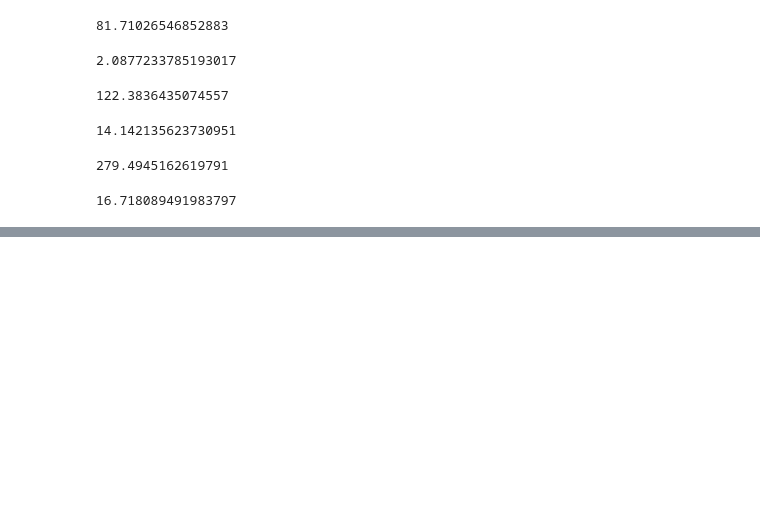
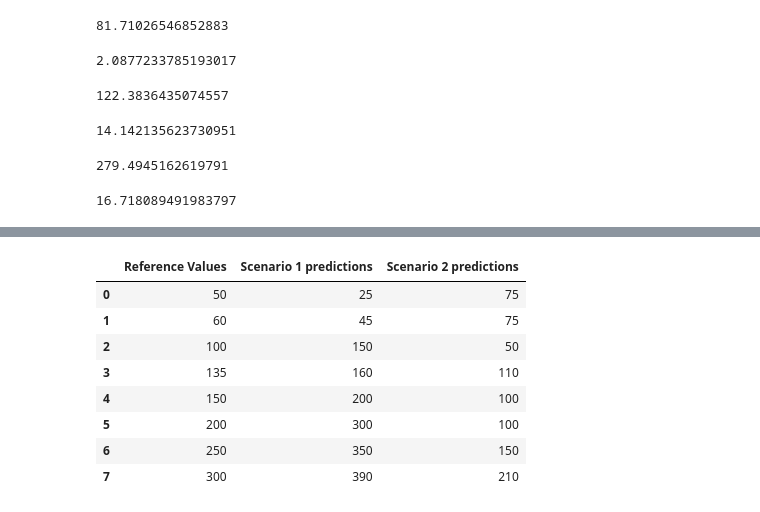
Before and after one commit to spitoglou/madex, a Jupyter notebook: experiments.ipynb, the cells around one changed output, grey strips where cells are left out. Drawn from its saved outputs; the diff is of its cells as text; code cells hidden in the pictures; blank space fills up the shorter version.

```diff
--- a/experiments.ipynb
+++ b/experiments.ipynb
@@ -90 +94,14 @@ results['example_2'] = {}
+# %%
+df = pd.DataFrame(list(zip(y_true, y_pred1, y_pred2)), columns =['Reference Values', 'Scenario 1 predictions', 'Scenario 2 predictions'])
+df
+# %% [output]
+|  | Reference Values | Scenario 1 predictions | Scenario 2 predictions |
+| 0 | 50 | 25 | 75 |
+| 1 | 60 | 45 | 75 |
+| 2 | 100 | 150 | 50 |
+| 3 | 135 | 160 | 110 |
+| 4 | 150 | 200 | 100 |
+| 5 | 200 | 300 | 100 |
+| 6 | 250 | 350 | 150 |
+| 7 | 300 | 390 | 210 |
 # %%
```
Also changed, not shown: parts of 12 cells of this notebook, 1 other file.
